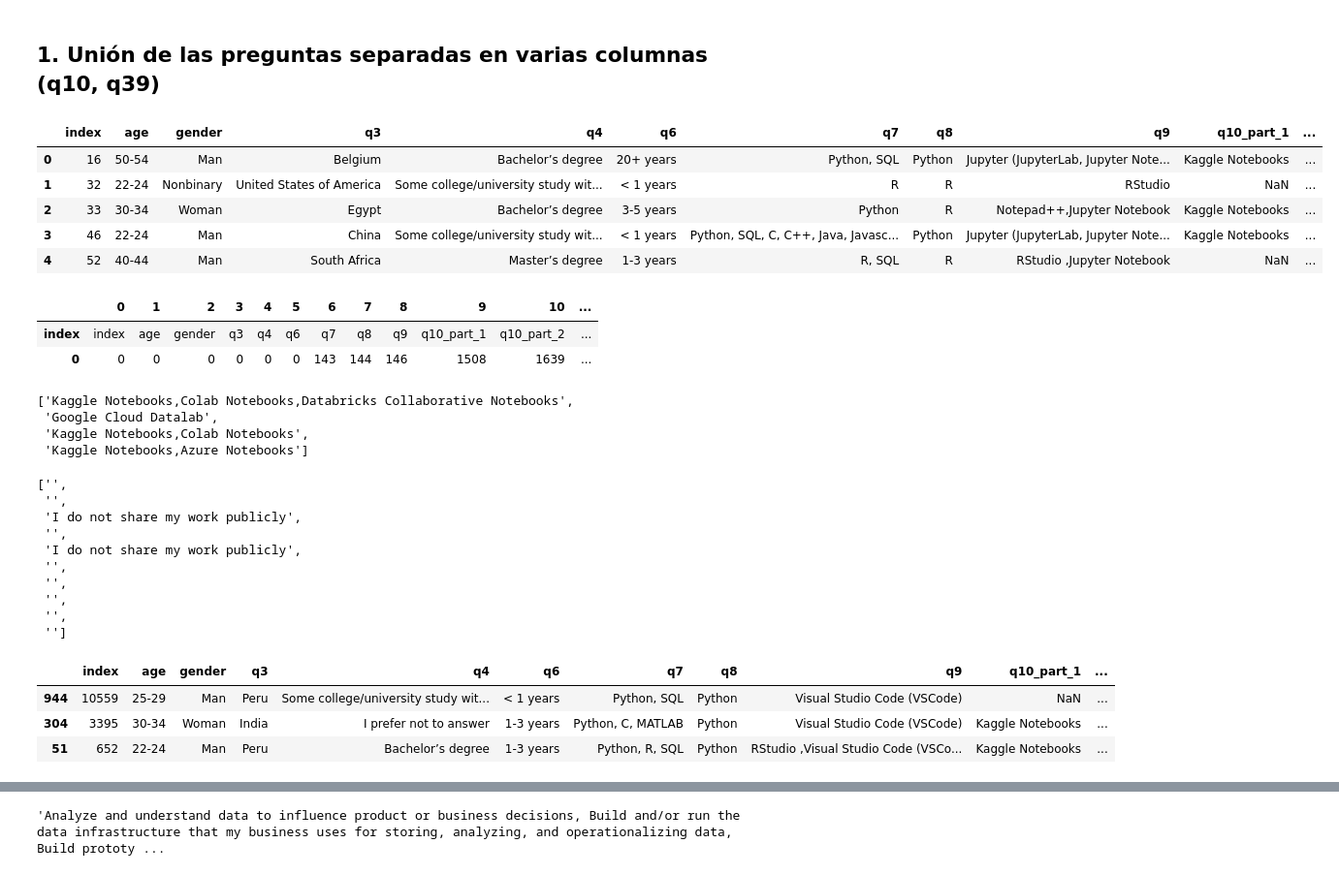
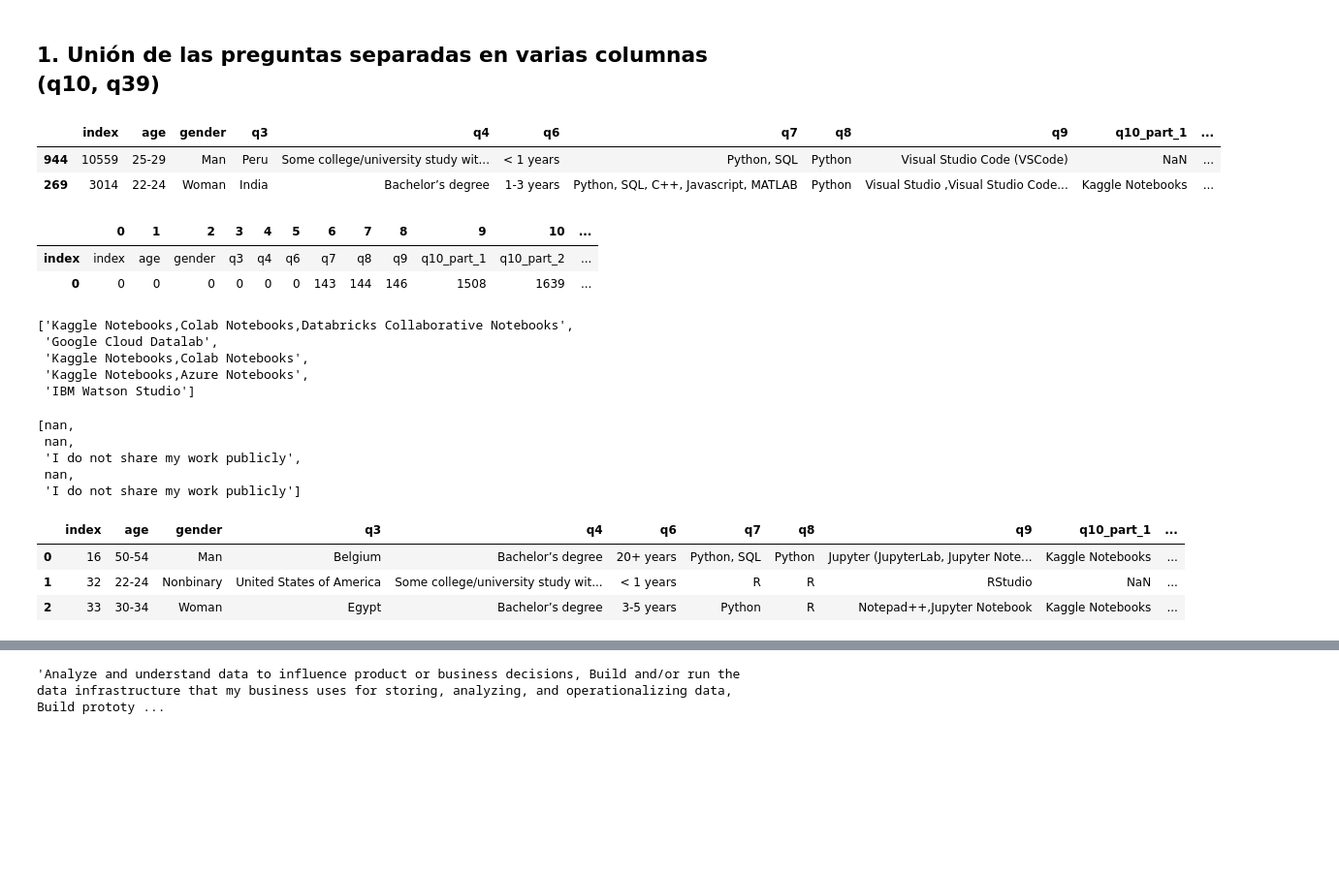
Before and after one commit to MaitaneP/adalab-da-modulo2-proyecto-equipo3, a Jupyter notebook: notebooks/3_tratamiento_datos.ipynb, the cells around one changed output, grey strips where cells are left out. Shown at 97% size. Drawn from its saved outputs; the diff is of its cells as text; code cells hidden in the pictures; blank space fills up the shorter version.

```diff
--- a/notebooks/3_tratamiento_datos.ipynb
+++ b/notebooks/3_tratamiento_datos.ipynb
@@ -21,15 +21,12 @@ pd.options.display.max_columns = None
 # %%
 # abrimos el .csv con los datos de Data Analyst para las preguntas relevantes seleccionadas
 df = pd.read_csv('../resultados/df_da_relevante.csv', index_col = 0)
 df = df.reset_index()
-df.head()
+df.sample(2)
 # %% [output]
 |  | index | age | gender | q3 | q4 | q6 | q7 | q8 | q9 | q10_part_1 | ... |
-| 0 | 16 | 50-54 | Man | Belgium | Bachelor’s degree | 20+ years | Python, SQL | Python | Jupyter (JupyterLab, Jupyter Note... | Kaggle Notebooks | ... |
-| 1 | 32 | 22-24 | Nonbinary | United States of America | Some college/university study wit... | < 1 years | R | R | RStudio | NaN | ... |
-| 2 | 33 | 30-34 | Woman | Egypt | Bachelor’s degree | 3-5 years | Python | R | Notepad++,Jupyter Notebook | Kaggle Notebooks | ... |
-| 3 | 46 | 22-24 | Man | China | Some college/university study wit... | < 1 years | Python, SQL, C, C++, Java, Javasc... | Python | Jupyter (JupyterLab, Jupyter Note... | Kaggle Notebooks | ... |
-| 4 | 52 | 40-44 | Man | South Africa | Master’s degree | 1-3 years | R, SQL | R | RStudio ,Jupyter Notebook | NaN | ... |
+| 944 | 10559 | 25-29 | Man | Peru | Some college/university study wit... | < 1 years | Python, SQL | Python | Visual Studio Code (VSCode) | NaN | ... |
+| 269 | 3014 | 22-24 | Woman | India | Bachelor’s degree | 1-3 years | Python, SQL, C++, Javascript, MATLAB | Python | Visual Studio ,Visual Studio Code... | Kaggle Notebooks | ... |
 # %%
 # sacamos los nulos para monitorearlos a lo largo del proceso
 df.isnull().sum().reset_index().T
@@ -49,15 +46,21 @@ for indice, row in df.iterrows():
             if type(row[i]) != float:
                 row[i] = row[i].strip()
                 valor += row[i] + ","
-                if valor == "":
-                    valor = np.nan
-    lista_futura_q10.append(valor.strip(','))
-lista_futura_q10[:4]
+                if valor == ",":
+                    valor = ''
+    if valor == '':
+        valor = np.nan
+    try:
+        lista_futura_q10.append(valor.strip(','))
+    except:
+        lista_futura_q10.append(valor)
+lista_futura_q10[:5]
 # %% [output]
 ['Kaggle Notebooks,Colab Notebooks,Databricks Collaborative Notebooks',
  'Google Cloud Datalab',
  'Kaggle Notebooks,Colab Notebooks',
- 'Kaggle Notebooks,Azure Notebooks']
+ 'Kaggle Notebooks,Azure Notebooks',
+ 'IBM Watson Studio']
 # %%
 # creamos una lista con las respuestas de la q39 unificadas
 lista_futura_q39 = []
@@ -70,31 +73,31 @@ for indice, row in df.iterrows():
             if type(row[i]) != float:
                 row[i] = row[i].strip()
                 valor += row[i] + ","
-                if valor == "":
-                    valor = np.nan
-    lista_futura_q39.append(valor.strip(','))
-lista_futura_q39[:10]
+                if valor == ",":
+                    valor = ''
+    if valor == '':
+        valor = np.nan
+    try:
+        lista_futura_q39.append(valor.strip(','))
+    except:
+        lista_futura_q39.append(valor)
+lista_futura_q39[:5]
 # %% [output]
-['',
- '',
+[nan,
+ nan,
  'I do not share my work publicly',
- '',
- 'I do not share my work publicly',
- '',
- '',
- '',
- '',
- '']
+ nan,
+ 'I do not share my work publicly']
 # %%
 # creamos las columnas unificadas en el dataframe y borramos las sobrantes
 df['q10'] = lista_futura_q10
 df['q39'] = lista_futura_q39
-df.sample(3)
+df.head(3)
 # %% [output]
 |  | index | age | gender | q3 | q4 | q6 | q7 | q8 | q9 | q10_part_1 | ... |
-| 944 | 10559 | 25-29 | Man | Peru | Some college/university study wit... | < 1 years | Python, SQL | Python | Visual Studio Code (VSCode) | NaN | ... |
-| 304 | 3395 | 30-34 | Woman | India | I prefer not to answer | 1-3 years | Python, C, MATLAB | Python | Visual Studio Code (VSCode) | Kaggle Notebooks | ... |
-| 51 | 652 | 22-24 | Man | Peru | Bachelor’s degree | 1-3 years | Python, R, SQL | Python | RStudio ,Visual Studio Code (VSCo... | Kaggle Notebooks | ... |
+| 0 | 16 | 50-54 | Man | Belgium | Bachelor’s degree | 20+ years | Python, SQL | Python | Jupyter (JupyterLab, Jupyter Note... | Kaggle Notebooks | ... |
+| 1 | 32 | 22-24 | Nonbinary | United States of America | Some college/university study wit... | < 1 years | R | R | RStudio | NaN | ... |
+| 2 | 33 | 30-34 | Woman | Egypt | Bachelor’s degree | 3-5 years | Python | R | Notepad++,Jupyter Notebook | Kaggle Notebooks | ... |
 # %%
 df.drop(columns=spv.columnas_sobrantes, inplace=True)
 df.sample()
```
Also changed, not shown: parts of 28 cells of this notebook, 3 other files.
